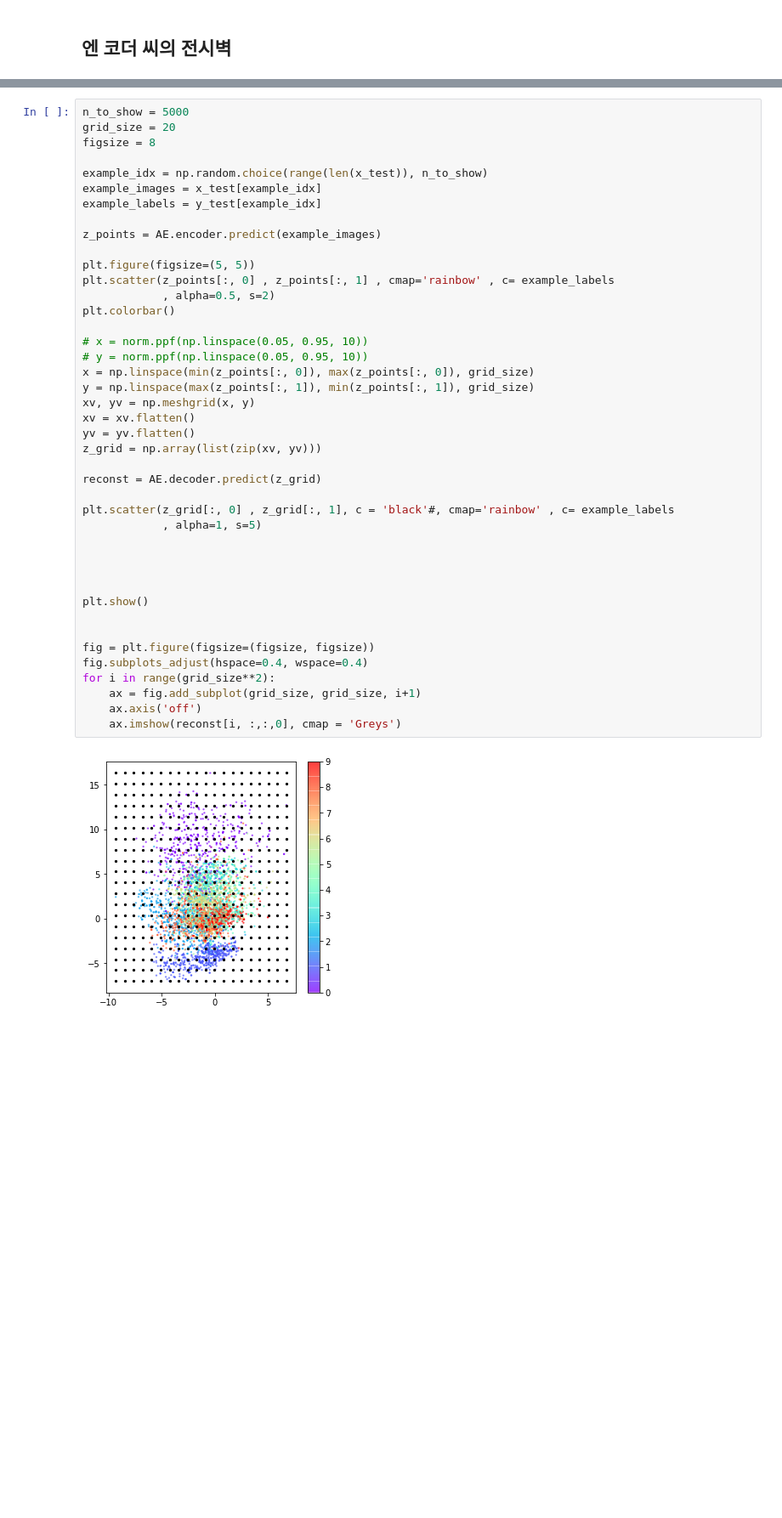
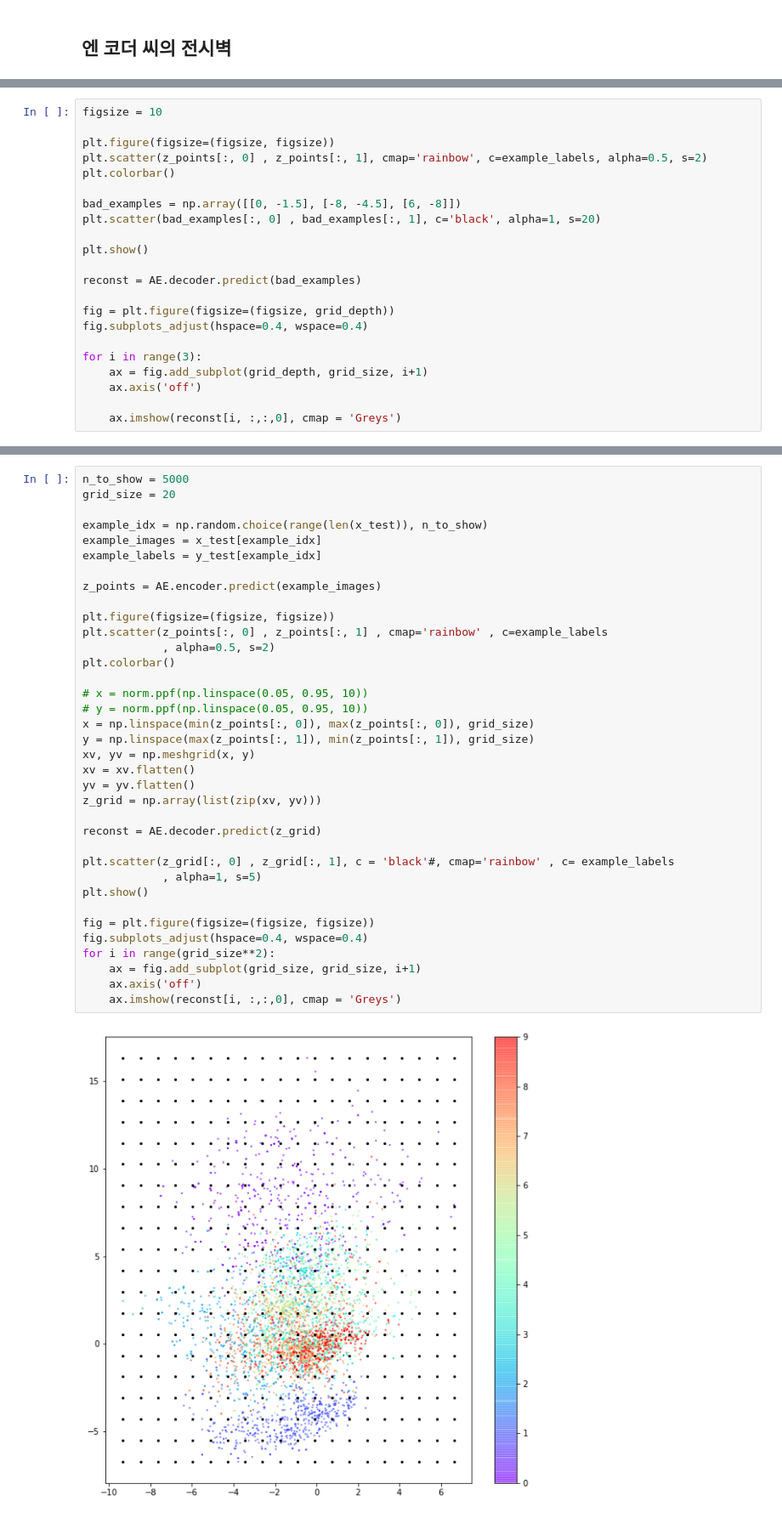
Before and after one commit to yuchanmo/GDL_code, a Jupyter notebook: 03_02_autoencoder_analysis.ipynb, the cells around one changed output, grey strips where cells are left out. Shown at 85% size. Cells and saved outputs as stored; diff of their text form; blank space fills up the shorter version.

```diff
--- a/03_02_autoencoder_analysis.ipynb
+++ b/03_02_autoencoder_analysis.ipynb
@@ -135,0 +131,22 @@ plt.show()
+# %%
+figsize = 10
+
+plt.figure(figsize=(figsize, figsize))
+plt.scatter(z_points[:, 0] , z_points[:, 1], cmap='rainbow', c=example_labels, alpha=0.5, s=2)
+plt.colorbar()
+
+bad_examples = np.array([[0, -1.5], [-8, -4.5], [6, -8]])
+plt.scatter(bad_examples[:, 0] , bad_examples[:, 1], c='black', alpha=1, s=20)
+
+plt.show()
+
+reconst = AE.decoder.predict(bad_examples)
+
+fig = plt.figure(figsize=(figsize, grid_depth))
+fig.subplots_adjust(hspace=0.4, wspace=0.4)
+
+for i in range(3):
+    ax = fig.add_subplot(grid_depth, grid_size, i+1)
+    ax.axis('off')
+
+    ax.imshow(reconst[i, :,:,0], cmap = 'Greys')
@@ -136,44 +156,38 @@ plt.show()
 # %%
 n_to_show = 5000
 grid_size = 20
-figsize = 8
 
 example_idx = np.random.choice(range(len(x_test)), n_to_show)
 example_images = x_test[example_idx]
 example_labels = y_test[example_idx]
 
 z_points = AE.encoder.predict(example_images)
 
-plt.figure(figsize=(5, 5))
-plt.scatter(z_points[:, 0] , z_points[:, 1] , cmap='rainbow' , c= example_labels
+plt.figure(figsize=(figsize, figsize))
+plt.scatter(z_points[:, 0] , z_points[:, 1] , cmap='rainbow' , c=example_labels
             , alpha=0.5, s=2)
 plt.colorbar()
 
 # x = norm.ppf(np.linspace(0.05, 0.95, 10))
 # y = norm.ppf(np.linspace(0.05, 0.95, 10))
 x = np.linspace(min(z_points[:, 0]), max(z_points[:, 0]), grid_size)
 y = np.linspace(max(z_points[:, 1]), min(z_points[:, 1]), grid_size)
 xv, yv = np.meshgrid(x, y)
 xv = xv.flatten()
 yv = yv.flatten()
 z_grid = np.array(list(zip(xv, yv)))
 
 reconst = AE.decoder.predict(z_grid)
 
 plt.scatter(z_grid[:, 0] , z_grid[:, 1], c = 'black'#, cmap='rainbow' , c= example_labels
             , alpha=1, s=5)
-
-
-
-
 plt.show()
-
 
 fig = plt.figure(figsize=(figsize, figsize))
 fig.subplots_adjust(hspace=0.4, wspace=0.4)
 for i in range(grid_size**2):
     ax = fig.add_subplot(grid_size, grid_size, i+1)
     ax.axis('off')
     ax.imshow(reconst[i, :,:,0], cmap = 'Greys')
 # %% [output]
-[figure, old version]
+[figure, new version]
```
Also changed, not shown: parts of 7 cells of this notebook, 3 other files.
